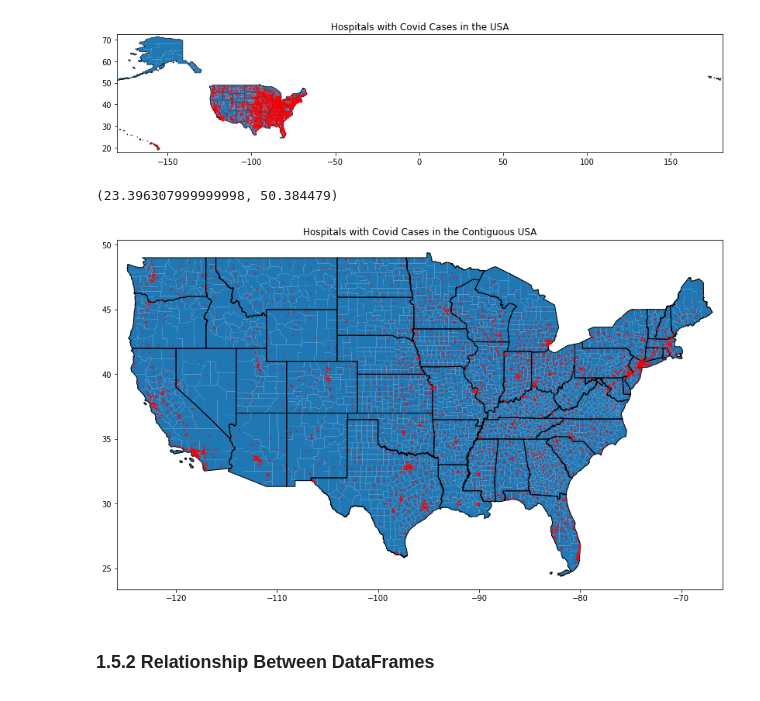
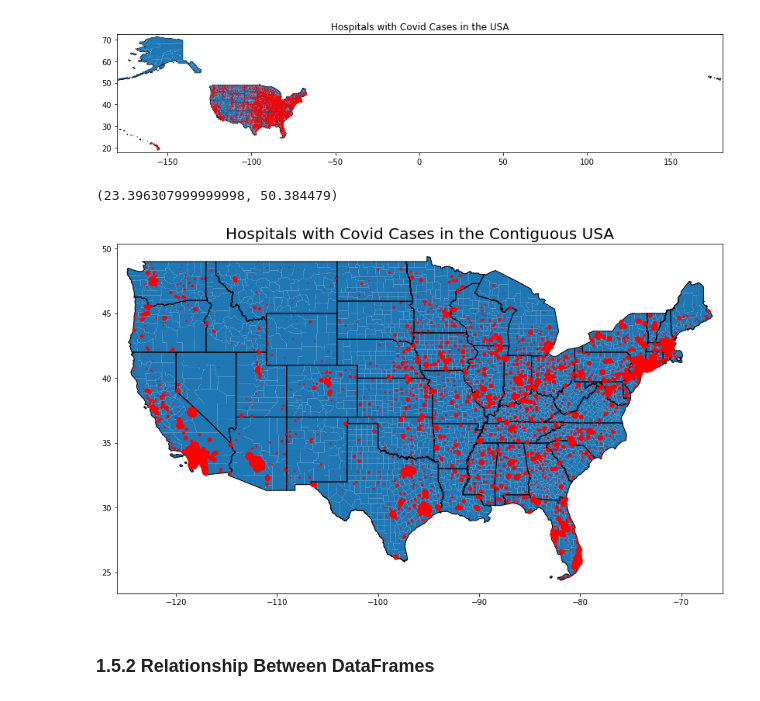
Before and after one commit to taflor/USACovidHospitals, a Jupyter notebook: notebooks/Clean_and_Plot_Contiguous_USA_Covid_Cases.ipynb, the cells around one changed output. Cells and saved outputs as stored; diff of their text form; code cells hidden in the pictures.

Commit message:
Update to include point sizing by covid case number

```diff
--- a/notebooks/1.1-clean.ipynb
+++ b/notebooks/Clean_and_Plot_Contiguous_USA_Covid_Cases.ipynb
@@ -397,7 +409,7 @@ plt.show()
 # %%
 # convert hosp dataframe into geodataframe to allow for plotting of hospitals in a later step
-geometry = [Point(xy) for xy in zip(hosp.longitudes, hosp.latitudes)]
-gdf_hosp = gpd.GeoDataFrame(hosp, crs='EPSG:4326', geometry=geometry)
+# geometry = [Point(xy) for xy in zip(hosp.longitudes, hosp.latitudes)]
+gdf_hosp = gpd.GeoDataFrame(hosp, crs='EPSG:4326', geometry=gpd.points_from_xy(hosp.longitudes, hosp.latitudes))
 gdf_hosp.head()
 # %% [output]
 |  | County Name | Facility_Name | Full_Address | State | Total | latitudes | longitudes | STATEFP | COUNTYFP | ... |
@@ -917,26 +946,25 @@ ax.set_ylim(ylim)
 # %%
 # Overlay maps to show hospitals with Covid cases in the contiguous USA
 
 fig, ax = plt.subplots(figsize=(14,12))
-ax.set(title='Hospitals with Covid Cases in the Contiguous USA')
-
+ax.set_title('Hospitals with Covid Cases in the Contiguous USA',fontsize=20)
 
 # Plot counties
 usa_cont_counties.plot(ax=ax)
 # Plot states
 usa_cont_states.plot(ax=ax, edgecolor='black', facecolor='none')
 # Plot hospitals
-gdf_hosp.plot(markersize=0.5, color='red', ax=ax)
+gdf_hosp.plot(markersize=gdf_hosp['Total']/1000, color='red', ax=ax)
 
 # Limit to the contiguous USA
 xlim = ([usa_cont_states.total_bounds[0]-1,  usa_cont_states.total_bounds[2]+1])
 ylim = ([usa_cont_states.total_bounds[1]-1,  usa_cont_states.total_bounds[3]+1])
 
 ax.set_xlim(xlim)
 ax.set_ylim(ylim)
 # %% [output]
 (23.396307999999998, 50.384479)
-[figure, old version]
+[figure, new version]
 # %% [markdown]
 ### 1.5.2 Relationship Between DataFrames
 # %% [markdown]
```
Also changed, not shown: parts of 20 cells of this notebook, 2 other files.
